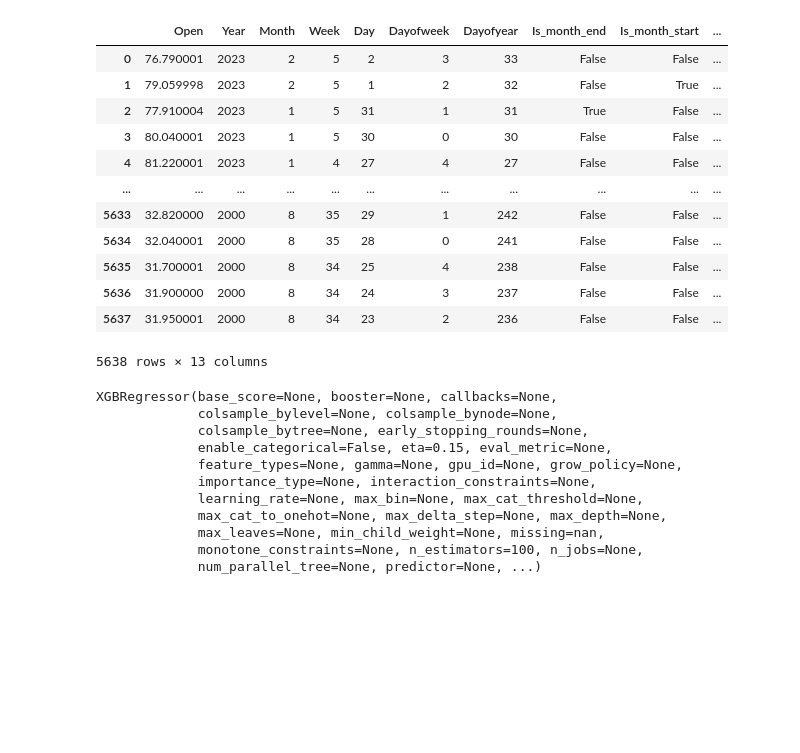
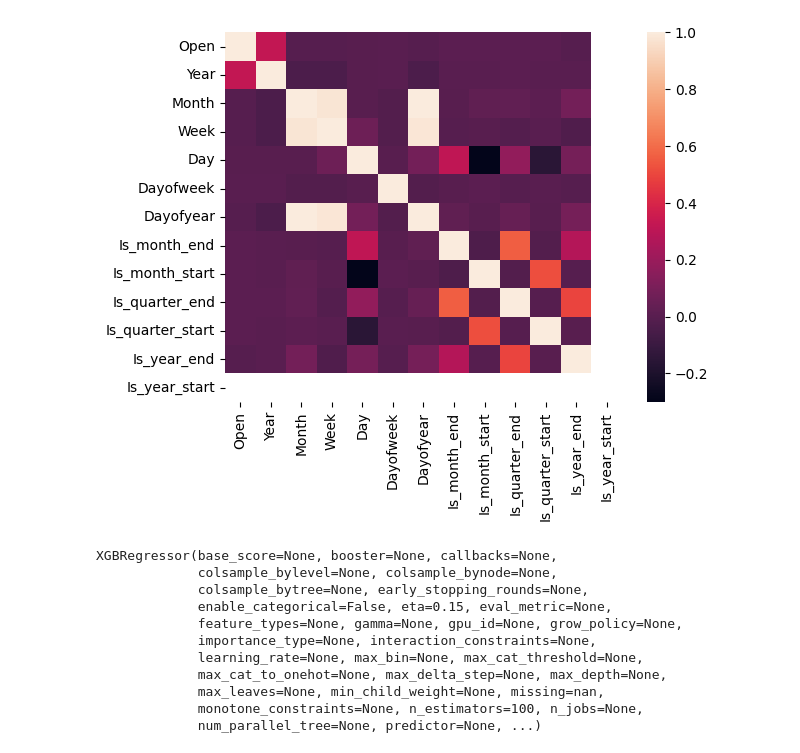
Before and after one commit to watrgoat/WTI-Crude-Prediction, a Jupyter notebook: predict_prices.ipynb, the cells around one changed output. Saved outputs shown, nothing was run; the diff lists cells and outputs as text; code cells hidden in the pictures; blank space fills up the shorter version.

```diff
--- a/predict_prices.ipynb
+++ b/predict_prices.ipynb
@@ -33,28 +34,18 @@ def get_hist(tck, time, ivl, srch):
     # gets rid of datetime values
     df = df.drop('Date', axis=1)
 
-
+    # start of year is never a trading day so removed
+    df = df.drop(columns='Is_year_start')
 
     return df
 # %%
 # get historic data
 df = get_hist(ticker, period, interval, search)
-# %%
-df
-# %% [output]
-|  | Open | Year | Month | Week | Day | Dayofweek | Dayofyear | Is_month_end | Is_month_start | ... |
-| 0 | 76.790001 | 2023 | 2 | 5 | 2 | 3 | 33 | False | False | ... |
-| 1 | 79.059998 | 2023 | 2 | 5 | 1 | 2 | 32 | False | True | ... |
-| 2 | 77.910004 | 2023 | 1 | 5 | 31 | 1 | 31 | True | False | ... |
-| 3 | 80.040001 | 2023 | 1 | 5 | 30 | 0 | 30 | False | False | ... |
-| 4 | 81.220001 | 2023 | 1 | 4 | 27 | 4 | 27 | False | False | ... |
-| ... | ... | ... | ... | ... | ... | ... | ... | ... | ... | ... |
-| 5633 | 32.820000 | 2000 | 8 | 35 | 29 | 1 | 242 | False | False | ... |
-| 5634 | 32.040001 | 2000 | 8 | 35 | 28 | 0 | 241 | False | False | ... |
-| 5635 | 31.700001 | 2000 | 8 | 34 | 25 | 4 | 238 | False | False | ... |
-| 5636 | 31.900000 | 2000 | 8 | 34 | 24 | 3 | 237 | False | False | ... |
-| 5637 | 31.950001 | 2000 | 8 | 34 | 23 | 2 | 236 | False | False | ... |
-5638 rows × 13 columns
+# %%
+dataplot = sb.heatmap(df.corr())
+plt.show()
+# %% [output]
+[figure, added]
 # %%
 # create test set of last year of data
 test = df.drop(df.tail(df.shape[0]-365).index, inplace = False)
```
Also changed, not shown: parts of 2 cells of this notebook, 1 other file.
